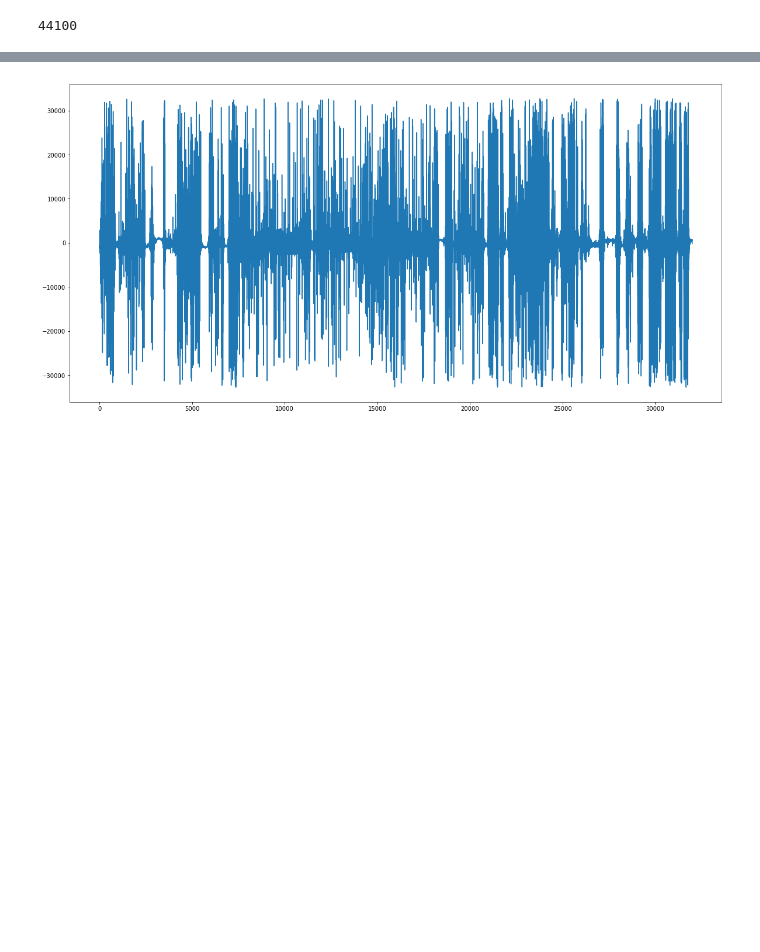
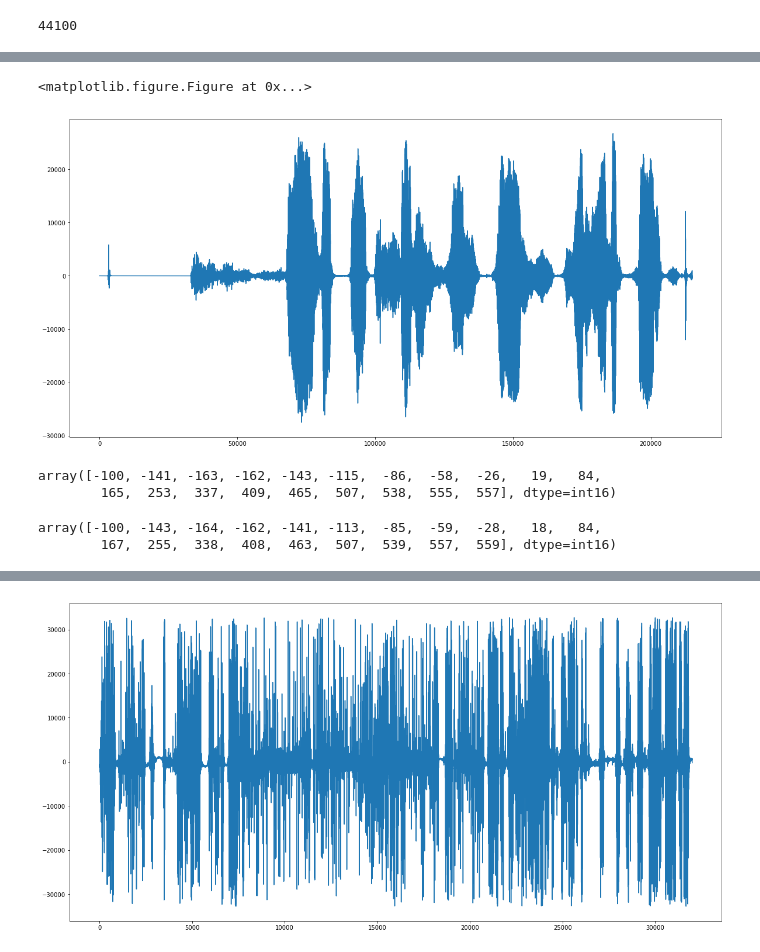
Before and after one commit to justinfchin/helios, a Jupyter notebook: python codes/Helper_functions.ipynb, the cells around one changed output, grey strips where cells are left out. Cells and saved outputs as stored; diff of their text form; code cells hidden in the pictures; blank space fills up the shorter version.

```diff
--- a/python codes/Helper_functions.ipynb
+++ b/python codes/Helper_functions.ipynb
@@ -82,0 +127,29 @@ def cheby1(data , filename):
+# %%
+#butter-cheby1
+#runs butter then cheby on the data
+def butter_cheby1(data, filename):
+    def Cheby1(data):
+        N = "<class 'numpy.int16'>"
+        b, a = signal.cheby1(20, 3, .3, 'low',analog= False, output='ba')#our defult values
+        if (str(type(data[0])) == N):
+            filtered = signal.filtfilt(b, a, data, method='gust')#applying the filter
+        else:
+            filtered = signal.filtfilt(b, a, data.T[0], method='gust')#applying the filter
+        fil = filtered.astype(np.int16)
+        return fil
+    def Butter(data):
+        N = "<class 'numpy.int16'>"
+        b, a = signal.butter(20, .3, 'low', analog=False)#our defult values
+        if (str(type(data[0])) == N):
+            filtered = signal.filtfilt(b, a, data, method='gust')#applying the filter for single channel
+        else:
+            filtered = signal.filtfilt(b, a, data.T[0], method='gust')#applying the filter 2 channels
+        fil = filtered.astype(np.int16)
+        return fil
+
+    data = (Cheby1(Butter(data)))
+    plt.figure(figsize=(20,10))##change the size of the charts
+    plt.plot(data)
+    plt.show()
+    plt.savefig("butter_cheby1_"+filename+".png",bbox_inches='tight')
+    return data
@@ -167,0 +281,15 @@ save_wav(butterfemale, 'butterfemale', FS)
+# %%
+butter_cheby = butter_cheby1(carlos, 'butter_cheby1_carlos')
+# %% [output]
+<matplotlib.figure.Figure at 0x...>
+[figure, added]
+# %%
+butter_cheby[50000:50020]
+# %% [output]
+array([-100, -141, -163, -162, -143, -115,  -86,  -58,  -26,   19,   84,
+        165,  253,  337,  409,  465,  507,  538,  555,  557], dtype=int16)
+# %%
+singlecheby1[50000:50020]
+# %% [output]
+array([-100, -143, -164, -162, -141, -113,  -85,  -59,  -28,   18,   84,
+        167,  255,  338,  408,  463,  507,  539,  557,  559], dtype=int16)
```
Also changed, not shown: parts of 23 cells of this notebook, 2 other files.
